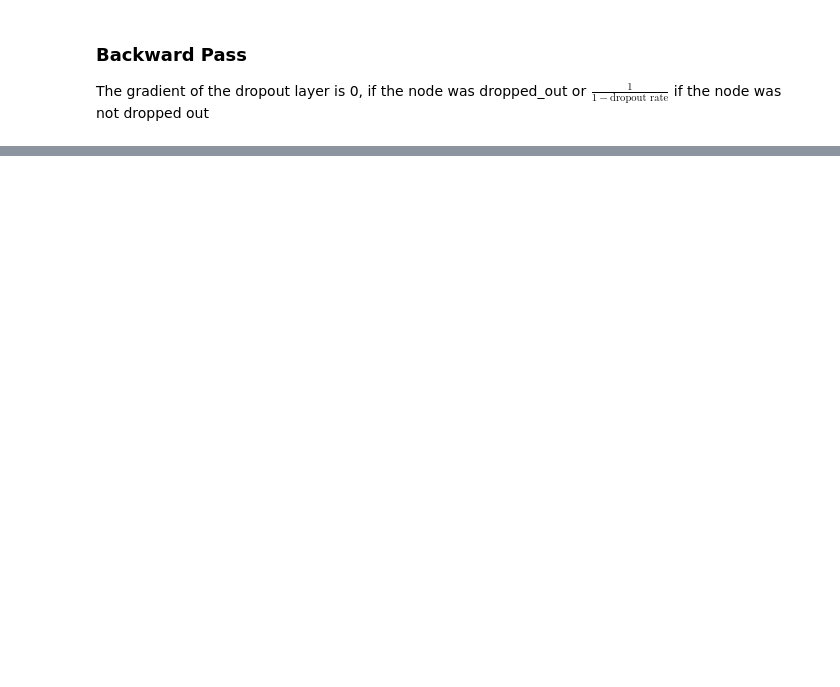
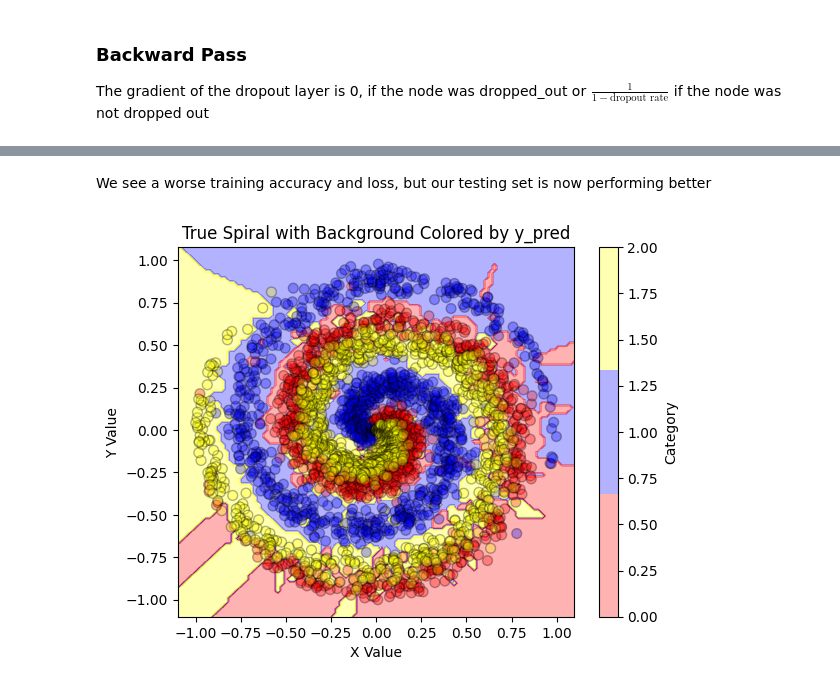
Before and after one commit to ethanlewellin/NNS, a Jupyter notebook: Chapter15.ipynb, the cells around one changed output, grey strips where cells are left out. Drawn from its saved outputs; the diff is of its cells as text; code cells hidden in the pictures; blank space fills up the shorter version.

```diff
--- a/Chapter15.ipynb
+++ b/Chapter15.ipynb
@@ -83,32 +84,20 @@ dense2 = NN.Layer_Dense(64,3)
 loss_activation = NN.Activation_Softmax_Loss_CategoricalCrossentropy()
 optimizer = NN.Optimizer_Adam(learning_rate=0.05, decay=5e-5)
 
-for epoch in range(10001):
+for epoch in tqdm(range(10001)):
 
     dense1.forward(X)
     activation1.forward(dense1.output)
     dropout1.forward(activation1.output)
     dense2.forward(dropout1.output)
-
     data_loss = loss_activation.forward(dense2.output, y)
-
     regularization_loss = loss_activation.loss.regularization_loss(dense1) + loss_activation.loss.regularization_loss(dense2)
-
     loss = data_loss + regularization_loss
 
     predictions = np.argmax(loss_activation.output, axis=1)
     if len(y.shape) == 2:
         y = np.argmax(y, axis=1)
     accuracy = np.mean(predictions==y)
-
-    if not epoch % 1000:
-        print(  f'epoch: {epoch}, ' +
-                f'acc: {accuracy :.3f} , ' +
-                f'loss: {loss :.3f} (' +
-                f'data_loss: {data_loss :.3f} , ' +
-                f'reg_loss: {regularization_loss :.3f}), ' +
-                f'lr: {optimizer.current_learning_rate}, ' +
-                f'validation, acc: {accuracy :.3f} , loss: {loss :.3f} ')
 
     # Backward pass
     loss_activation.backward(loss_activation.output, y)
@@ -121,4 +110,29 @@ for epoch in range(10001):
     optimizer.update_params(dense1)
     optimizer.update_params(dense2)
     optimizer.post_update_params()
+
+    # Validate the model
+    #Create test dataset
+    X_test, y_test = spiral_data(samples=100, classes=3)
+    dense1.forward(X_test)
+    activation1.forward(dense1.output)
+    dropout1.forward(activation1.output)
+    dense2.forward(dropout1.output)
+    data_loss = loss_activation.forward(dense2.output, y_test)
+    regularization_loss = loss_activation.loss.regularization_loss(dense1) + loss_activation.loss.regularization_loss(dense2)
+    validation_loss = data_loss + regularization_loss
+
+    validation_predictions = np.argmax(loss_activation.output, axis=1)
+    if len(y_test.shape) == 2:
+        y_test = np.argmax(y_test, axis=1)
+    validation_accuracy = np.mean(validation_predictions==y_test)
+
+    if not epoch % 1000:
+        print(  f'epoch: {epoch}, ' +
+                f'acc: {accuracy :.3f} , ' +
+                f'loss: {loss :.3f} (' +
+                f'data_loss: {data_loss :.3f} , ' +
+                f'reg_loss: {regularization_loss :.3f}), ' +
+                f'lr: {optimizer.current_learning_rate}, ' +
+                f'validation, acc: {validation_accuracy: .3f} , loss: {validation_loss: .3f}' )
 # %% [output]
@@ -126,34 +150,38 @@ AttributeError: 'Layer_Dense' object has no attribute 'bias_regularizaer_l1'
+# %% [markdown]
+We see a worse training accuracy and loss, but our testing set is now performing better
 # %%
 #  Create a meshgrid for the plot background
 x_min, x_max = X[:, 0].min() -0.1 , X[:, 0].max() +0.1
 y_min, y_max = X[:, 1].min() -0.1, X[:, 1].max() +0.1
 xx, yy = np.meshgrid(np.linspace(x_min, x_max, 100), np.linspace(y_min, y_max, 100))
 
 # Step 2: Predict the category for each point in the meshgrid based off of y_pred
 # Using the nearest neighbors
 knn = KNeighborsClassifier(n_neighbors=1)
 knn.fit(X, predictions)
 
 # Predict categories for the meshgrid points
 Z = knn.predict(np.c_[xx.ravel(), yy.ravel()])
 
 # Reshape the predictions back to the grid shape
 Z = Z.reshape(xx.shape)
 
 # Create the background color plot
 cmap = ListedColormap(['red', 'blue', 'yellow'])  # Assign colors for each category
 plt.contourf(xx, yy, Z, cmap=cmap, alpha=0.3)  # Fill the regions with color
 
 # Plot the scatter plot,
-plt.scatter(X[:, 0], X[:, 1], c=y, cmap=cmap, edgecolors='k', s=50, alpha = 0.1)
+plt.scatter(X[:, 0], X[:, 1], c=y, cmap=cmap, edgecolors='k', s=50, alpha = 0.3)
 
 # Add color bar to indicate values of y_pred
 plt.colorbar(label='Category')
 
 # Add labels and title
 plt.xlabel('X Value')
 plt.ylabel('Y Value')
 plt.title('True Spiral with Background Colored by y_pred')
 
 # Show the plot
 plt.show()
+# %% [output]
+[figure, added]
```
Also changed, not shown: parts of 6 cells of this notebook, 1 other file.
